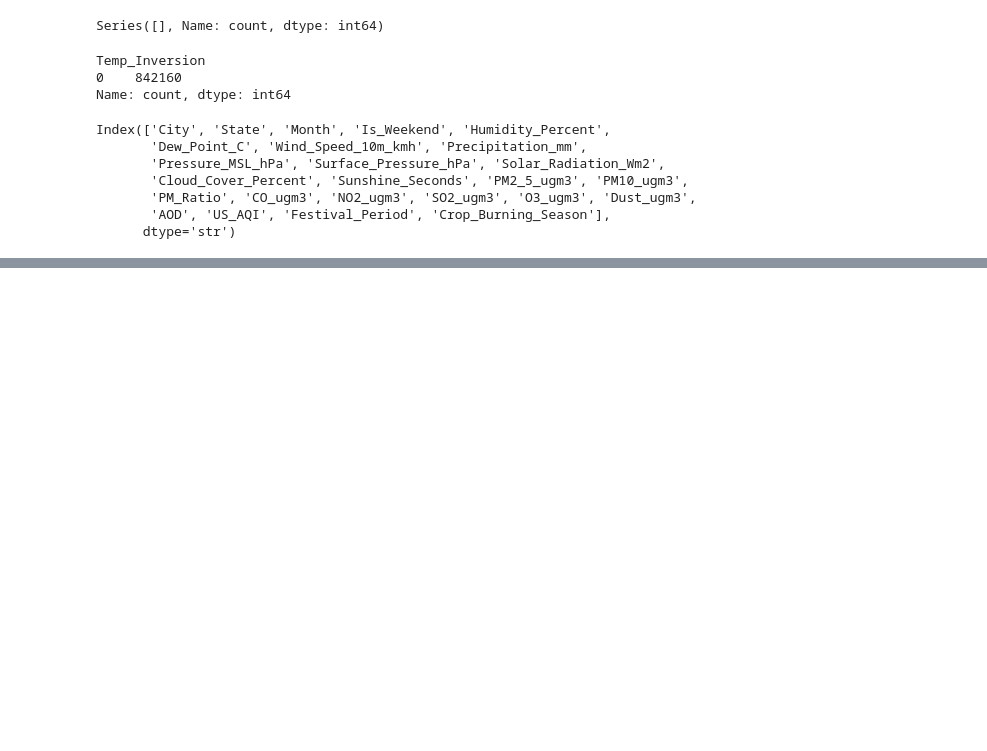
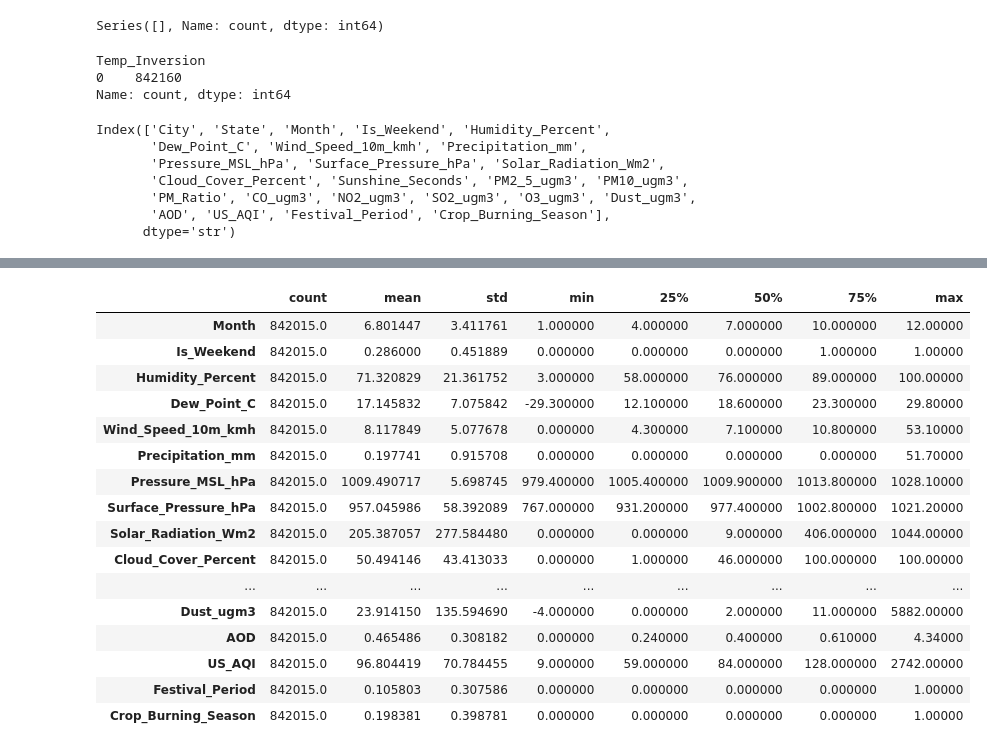
Before and after one commit to shahidk07/AirQualityPredictionSystem, a Jupyter notebook: NOTEBOOKS/EDA.ipynb, the cells around one changed output, grey strips where cells are left out. Cells and saved outputs as stored; diff of their text form; code cells hidden in the pictures; blank space fills up the shorter version.

```diff
--- a/NOTEBOOKS/EDA.ipynb
+++ b/NOTEBOOKS/EDA.ipynb
@@ -468,0 +549,20 @@ Index(['City', 'State', 'Month', 'Is_Weekend', 'Humidity_Percent',
+# %%
+df.describe().T
+# %% [output]
+|  | count | mean | std | min | 25% | 50% | 75% | max |
+| Month | 842015.0 | 6.801447 | 3.411761 | 1.000000 | 4.000000 | 7.000000 | 10.000000 | 12.00000 |
+| Is_Weekend | 842015.0 | 0.286000 | 0.451889 | 0.000000 | 0.000000 | 0.000000 | 1.000000 | 1.00000 |
+| Humidity_Percent | 842015.0 | 71.320829 | 21.361752 | 3.000000 | 58.000000 | 76.000000 | 89.000000 | 100.00000 |
+| Dew_Point_C | 842015.0 | 17.145832 | 7.075842 | -29.300000 | 12.100000 | 18.600000 | 23.300000 | 29.80000 |
+| Wind_Speed_10m_kmh | 842015.0 | 8.117849 | 5.077678 | 0.000000 | 4.300000 | 7.100000 | 10.800000 | 53.10000 |
+| Precipitation_mm | 842015.0 | 0.197741 | 0.915708 | 0.000000 | 0.000000 | 0.000000 | 0.000000 | 51.70000 |
+| Pressure_MSL_hPa | 842015.0 | 1009.490717 | 5.698745 | 979.400000 | 1005.400000 | 1009.900000 | 1013.800000 | 1028.10000 |
+| Surface_Pressure_hPa | 842015.0 | 957.045986 | 58.392089 | 767.000000 | 931.200000 | 977.400000 | 1002.800000 | 1021.20000 |
+| Solar_Radiation_Wm2 | 842015.0 | 205.387057 | 277.584480 | 0.000000 | 0.000000 | 9.000000 | 406.000000 | 1044.00000 |
+| Cloud_Cover_Percent | 842015.0 | 50.494146 | 43.413033 | 0.000000 | 1.000000 | 46.000000 | 100.000000 | 100.00000 |
+| ... | ... | ... | ... | ... | ... | ... | ... | ... |
+| Dust_ugm3 | 842015.0 | 23.914150 | 135.594690 | -4.000000 | 0.000000 | 2.000000 | 11.000000 | 5882.00000 |
+| AOD | 842015.0 | 0.465486 | 0.308182 | 0.000000 | 0.240000 | 0.400000 | 0.610000 | 4.34000 |
+| US_AQI | 842015.0 | 96.804419 | 70.784455 | 9.000000 | 59.000000 | 84.000000 | 128.000000 | 2742.00000 |
+| Festival_Period | 842015.0 | 0.105803 | 0.307586 | 0.000000 | 0.000000 | 0.000000 | 0.000000 | 1.00000 |
+| Crop_Burning_Season | 842015.0 | 0.198381 | 0.398781 | 0.000000 | 0.000000 | 0.000000 | 0.000000 | 1.00000 |
```
Also changed, not shown: parts of 14 cells of this notebook, 2 other files.
